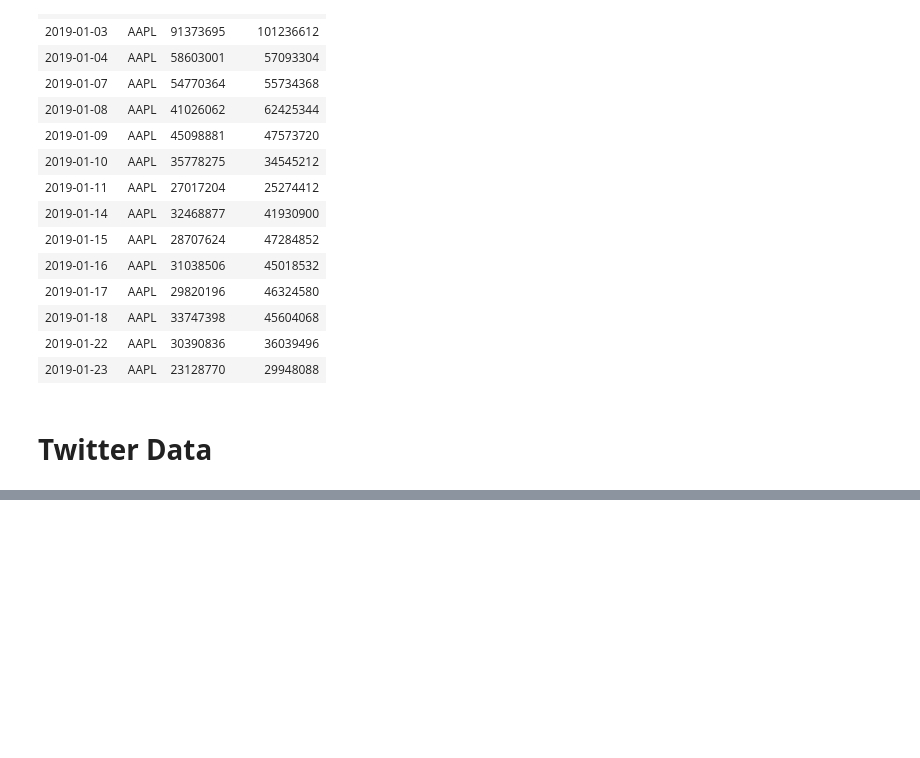
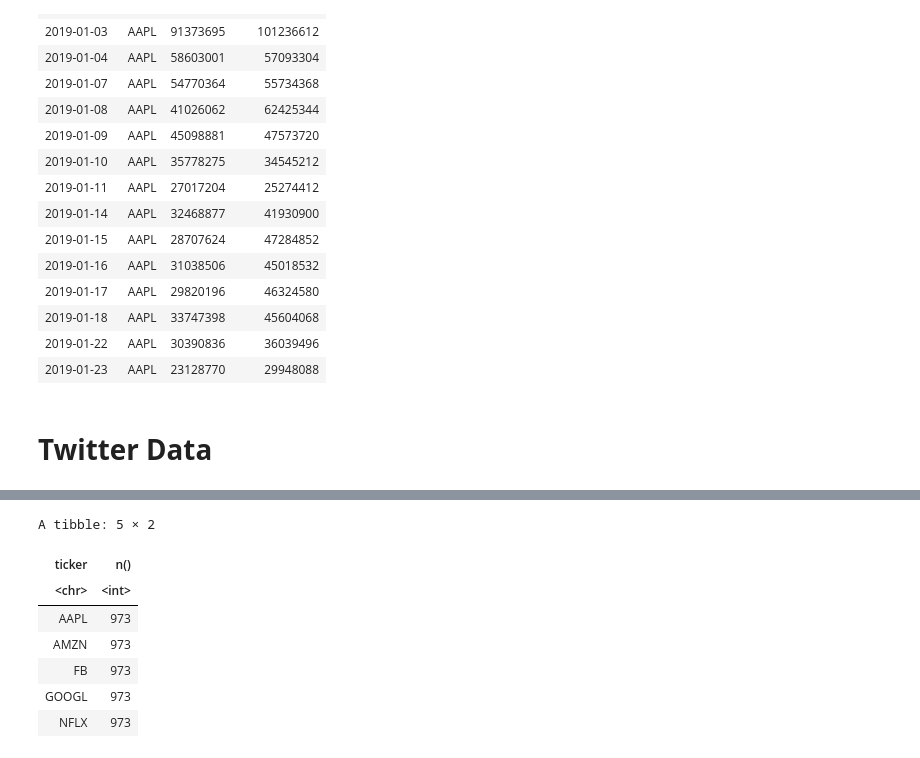
Before and after one commit to limshaocong/analyticsEdge, a Jupyter notebook: Data_Exploration.ipynb, the cells around one changed output, grey strips where cells are left out. Drawn from its saved outputs; the diff is of its cells as text; code cells hidden in the pictures; blank space fills up the shorter version.

```diff
--- a/Data_Exploration.ipynb
+++ b/Data_Exploration.ipynb
@@ -925,7 +683,3 @@ get.twitter.sa <- function (ticker){
     mutate(ticker = ticker) %>%
     select(ticker, date, mentions, twtrsentiment)
 }
-# %%
-ticker.path = "https://raw.githubusercontent.com/limshaocong/analyticsEdge/main/TwitterScraper/Tickers_reduced_full1.csv"
-redticker = read.csv(ticker.path)
-redticker = redticker$Tickers
@@ -1044,0 +686,33 @@ twitterlist %>% write.csv("twitter_sa.csv")
+# %%
+git.path = "https://raw.githubusercontent.com/limshaocong/analyticsEdge/main/Datasets/"
+twitter.sa.path1 = "Tweet_Analysis_Tagged/"
+twitter.sa.path2 = "_tweets_2019_tagged.csv"
+twitter.sa.path3 = "_tweets_2020_tagged.csv"
+twitter.sa.path4 = "_tweets_2021_tagged.csv"
+
+get.twitter.sa <- function (tick){
+  path2 = paste0(git.path, twitter.sa.path1, tick, twitter.sa.path2)
+  path3 = paste0(git.path, twitter.sa.path1, tick, twitter.sa.path3)
+  path4 = paste0(git.path, twitter.sa.path1, tick, twitter.sa.path4)
+
+  df19 = read.csv(path2)
+  df20 = read.csv(path3)
+  df21 = read.csv(path4)
+
+  df = rbind(df19, df20, df21) %>%
+        mutate(date = ymd(Date)) %>%
+        pad(start_val = as.Date('2019-01-01'), end_val = as.Date('2021-08-30')) %>%
+        select(date, Sentiment) %>%
+        tabyl(date, Sentiment) %>%
+        rowwise() %>%
+        mutate(twtrmentions = sum(c(negative, neutral, positive))) %>%
+        mutate(twtrsentiment = (-negative + positive)/twtrmentions) %>%
+        mutate(ticker = tick) %>%
+        select(ticker, date, twtrmentions, twtrsentiment)
+}
+# %%
+aapl = get.twitter.sa("AAPL")
+googl = get.twitter.sa("GOOGL")
+amzn = get.twitter.sa("AMZN")
+fb = get.twitter.sa("FB")
+nflx = get.twitter.sa("NFLX")
@@ -1044,0 +729,15 @@ twitterlist %>% write.csv("twitter_sa.csv")
+# %%
+twtr = rbind(aapl, googl, amzn, fb, nflx)
+
+twtr %>% group_by(ticker) %>% summarise(n())
+
+twtr %>% write.csv("twtr.csv", row.names = FALSE)
+# %% [output]
+A tibble: 5 × 2
+| ticker | n() |
+| <chr> | <int> |
+| AAPL | 973 |
+| AMZN | 973 |
+| FB | 973 |
+| GOOGL | 973 |
+| NFLX | 973 |
```
Also changed, not shown: parts of 36 cells of this notebook.
